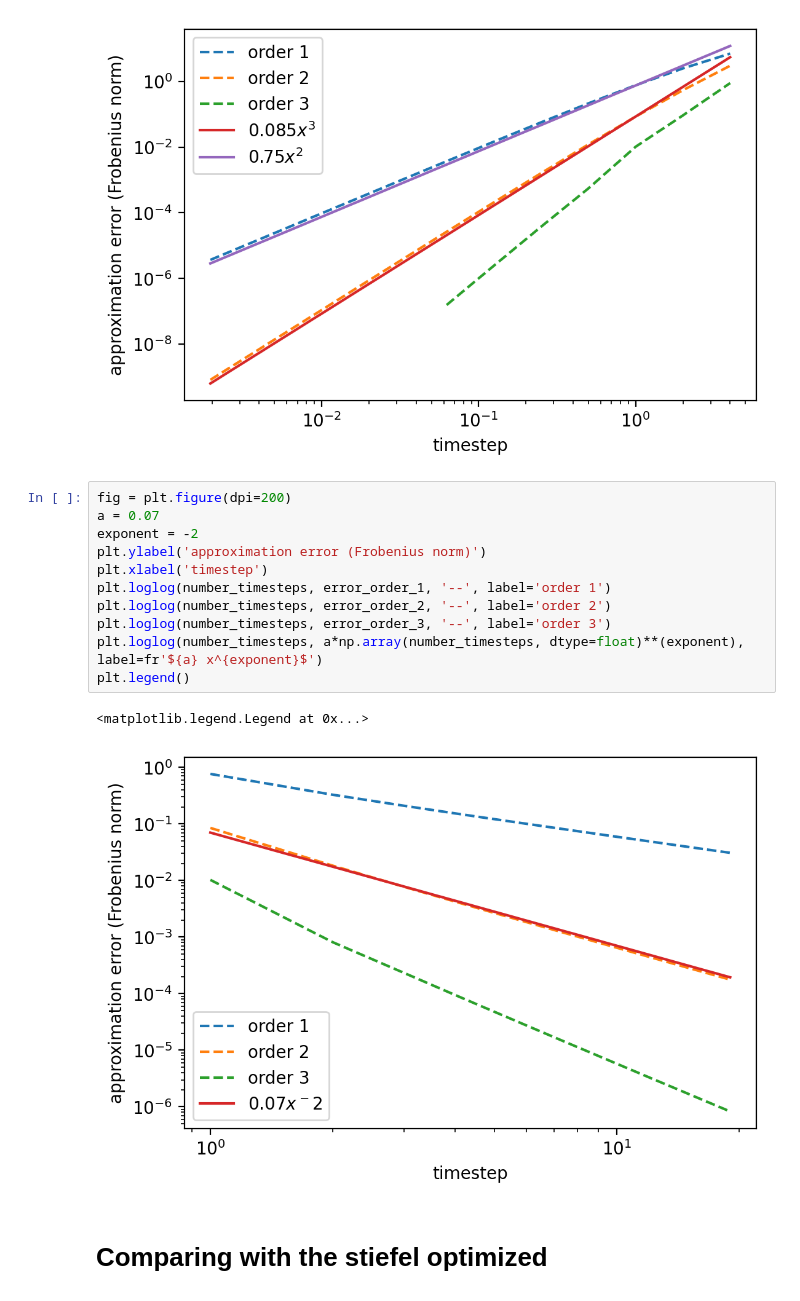
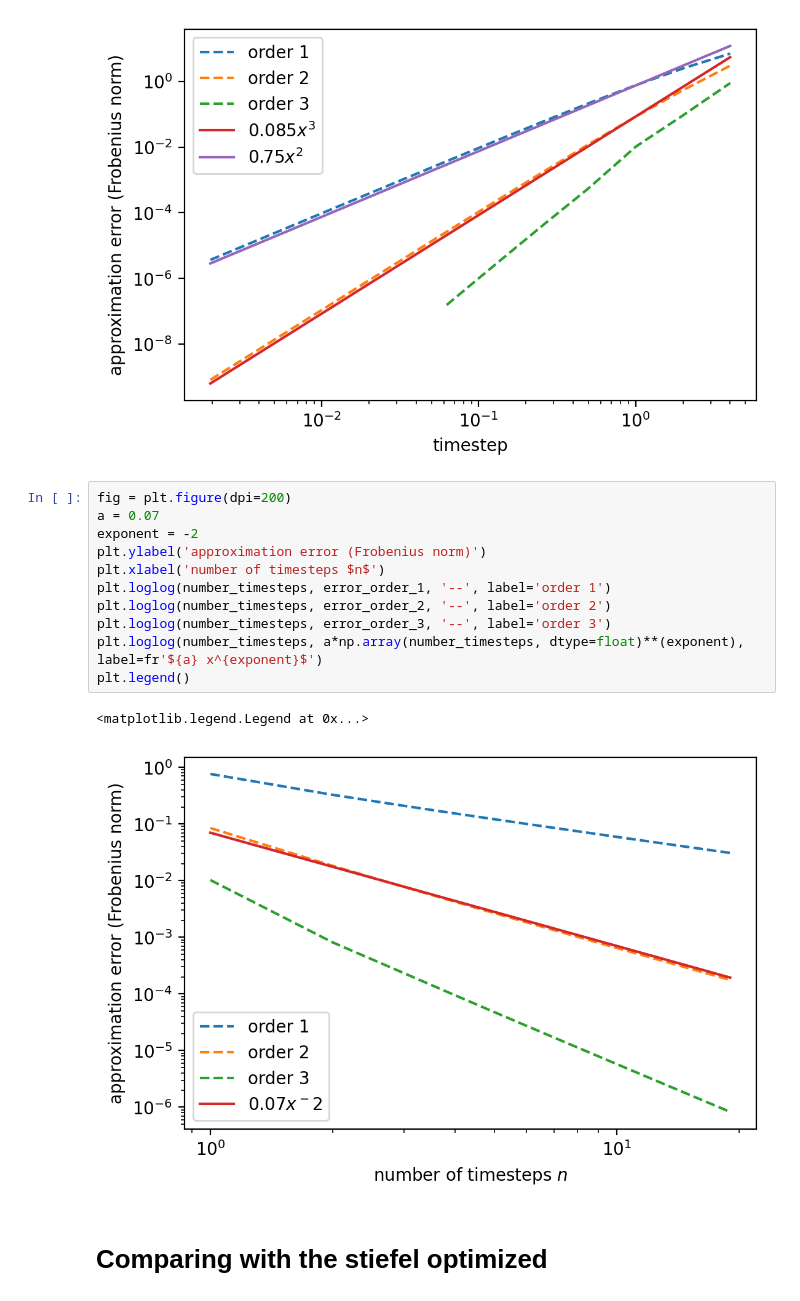
Before and after one commit to EmilianoG-byte/opentn, a Jupyter notebook: experiments/structure_preserving.ipynb, the cells around one changed output. Saved outputs shown, nothing was run; the diff lists cells and outputs as text.

```diff
--- a/experiments/structure_preserving.ipynb
+++ b/experiments/structure_preserving.ipynb
@@ -170,17 +165,17 @@ plt.legend()
 # %%
 fig = plt.figure(dpi=200)
 a = 0.07
 exponent = -2
 plt.ylabel('approximation error (Frobenius norm)')
-plt.xlabel('timestep')
+plt.xlabel('number of timesteps $n$')
 plt.loglog(number_timesteps, error_order_1, '--', label='order 1')
 plt.loglog(number_timesteps, error_order_2, '--', label='order 2')
 plt.loglog(number_timesteps, error_order_3, '--', label='order 3')
 plt.loglog(number_timesteps, a*np.array(number_timesteps, dtype=float)**(exponent), label=fr'${a} x^{exponent}$')
 plt.legend()
 # %% [output]
 <matplotlib.legend.Legend at 0x...>
-[figure, old version]
+[figure, new version]
 # %% [markdown]
 # Comparing with the stiefel optimized
 # %%
```
Also changed, not shown: parts of 6 cells of this notebook, 9 other files.
